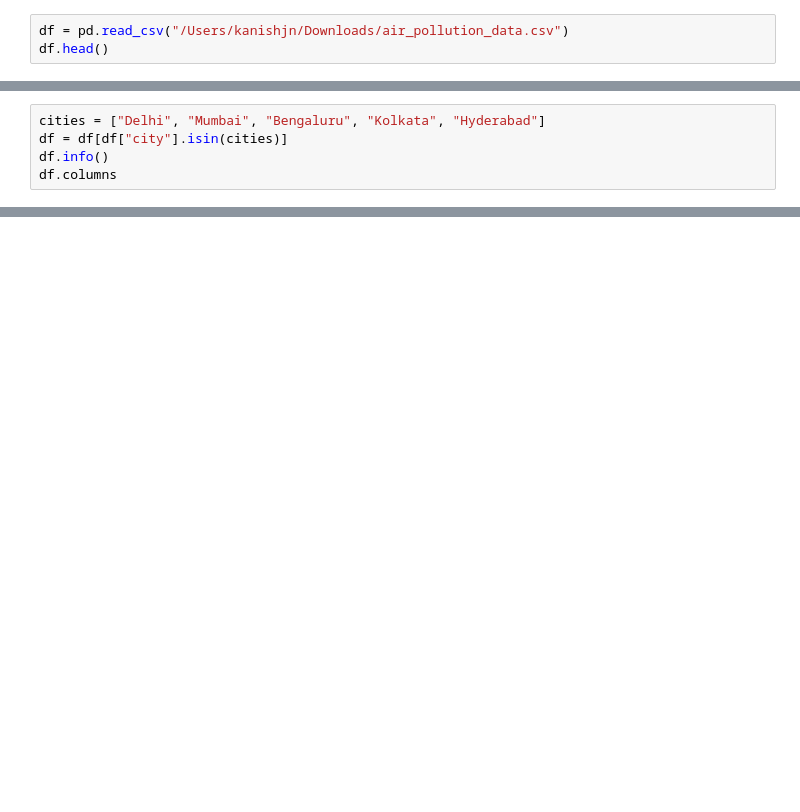
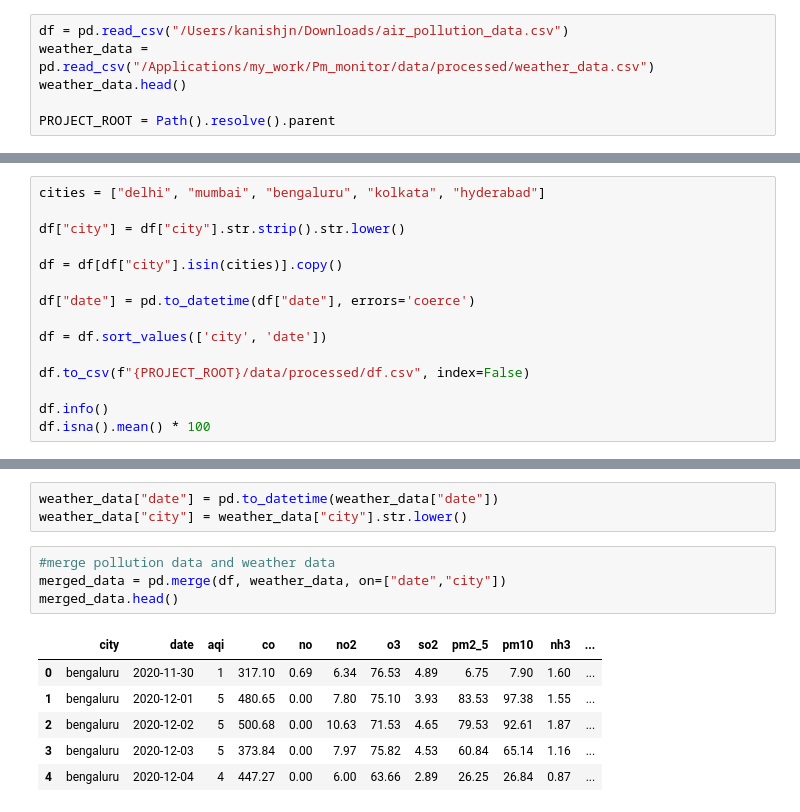
Before and after one commit to kanishjn8/air-quality-prediction, a Jupyter notebook: notebooks/pollution_data_understanding.ipynb, the cells around one changed output, grey strips where cells are left out. Drawn from its saved outputs; the diff is of its cells as text; blank space fills up the shorter version.

```diff
--- a/notebooks/pollution_data_understanding.ipynb
+++ b/notebooks/pollution_data_understanding.ipynb
@@ -3,3 +4,6 @@ import pandas as pd
 # %%
 df = pd.read_csv("/Users/kanishjn/Downloads/air_pollution_data.csv")
-df.head()
+weather_data = pd.read_csv("/Applications/my_work/Pm_monitor/data/processed/weather_data.csv")
+weather_data.head()
+
+PROJECT_ROOT = Path().resolve().parent
@@ -38,8 +47,18 @@ Index(['city', 'date', 'aqi', 'co', 'no', 'no2', 'o3', 'so2', 'pm2_5', 'pm10',
 # %%
-cities = ["Delhi", "Mumbai", "Bengaluru", "Kolkata", "Hyderabad"]
-df = df[df["city"].isin(cities)]
+cities = ["delhi", "mumbai", "bengaluru", "kolkata", "hyderabad"]
+
+df["city"] = df["city"].str.strip().str.lower()
+
+df = df[df["city"].isin(cities)].copy()
+
+df["date"] = pd.to_datetime(df["date"], errors='coerce')
+
+df = df.sort_values(['city', 'date'])
+
+df.to_csv(f"{PROJECT_ROOT}/data/processed/df.csv", index=False)
+
 df.info()
-df.columns
+df.isna().mean() * 100
 # %% [output]
 <class 'pandas.core.frame.DataFrame'>
 Index: 4520 entries, 3616 to 18983
@@ -64,0 +93,14 @@ Index(['city', 'date', 'aqi', 'co', 'no', 'no2', 'o3', 'so2', 'pm2_5', 'pm10',
+# %%
+weather_data["date"] = pd.to_datetime(weather_data["date"])
+weather_data["city"] = weather_data["city"].str.lower()
+# %%
+#merge pollution data and weather data
+merged_data = pd.merge(df, weather_data, on=["date","city"])
+merged_data.head()
+# %% [output]
+|  | city | date | aqi | co | no | no2 | o3 | so2 | pm2_5 | pm10 | nh3 | ... |
+| 0 | bengaluru | 2020-11-30 | 1 | 317.10 | 0.69 | 6.34 | 76.53 | 4.89 | 6.75 | 7.90 | 1.60 | ... |
+| 1 | bengaluru | 2020-12-01 | 5 | 480.65 | 0.00 | 7.80 | 75.10 | 3.93 | 83.53 | 97.38 | 1.55 | ... |
+| 2 | bengaluru | 2020-12-02 | 5 | 500.68 | 0.00 | 10.63 | 71.53 | 4.65 | 79.53 | 92.61 | 1.87 | ... |
+| 3 | bengaluru | 2020-12-03 | 5 | 373.84 | 0.00 | 7.97 | 75.82 | 4.53 | 60.84 | 65.14 | 1.16 | ... |
+| 4 | bengaluru | 2020-12-04 | 4 | 447.27 | 0.00 | 6.00 | 63.66 | 2.89 | 26.25 | 26.84 | 0.87 | ... |
```
Also changed, not shown: parts of 6 cells of this notebook, 17 other files.
